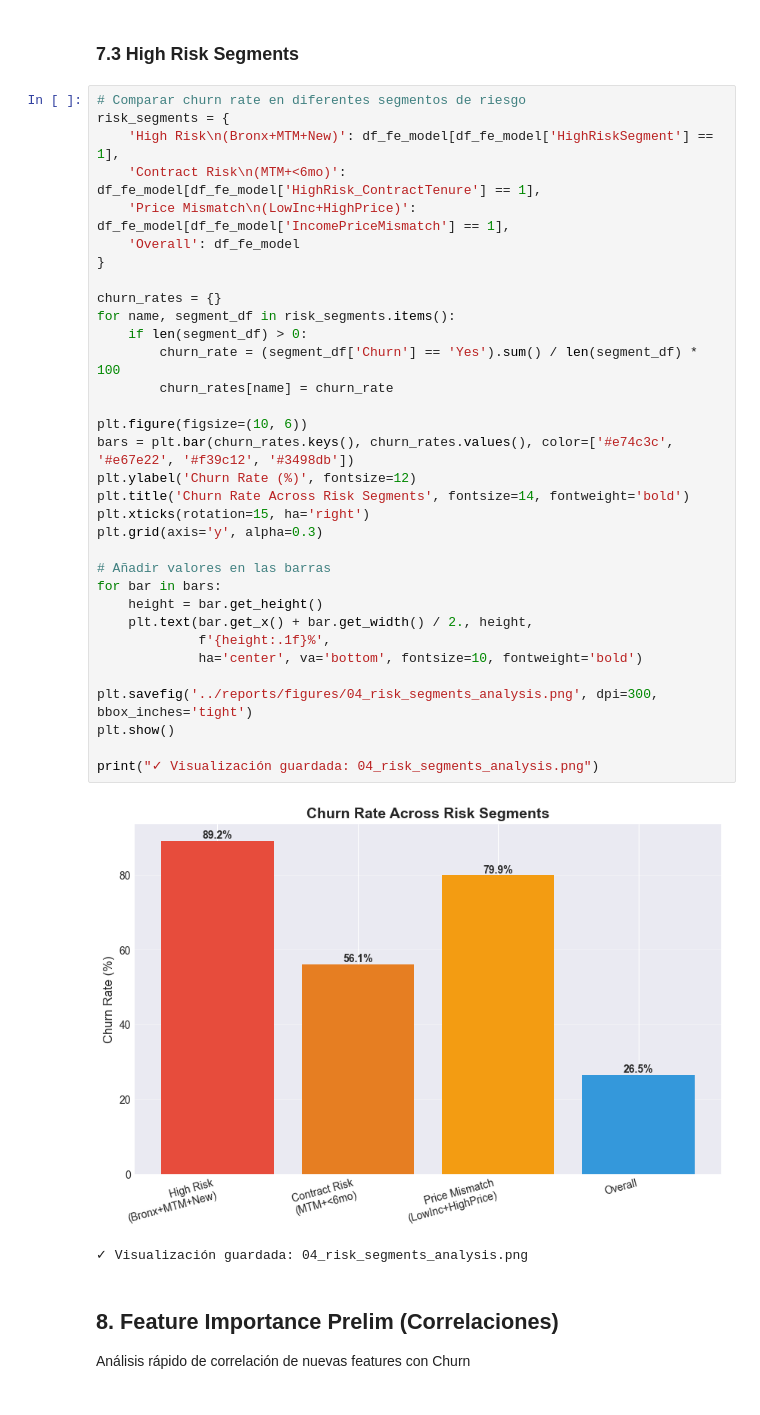
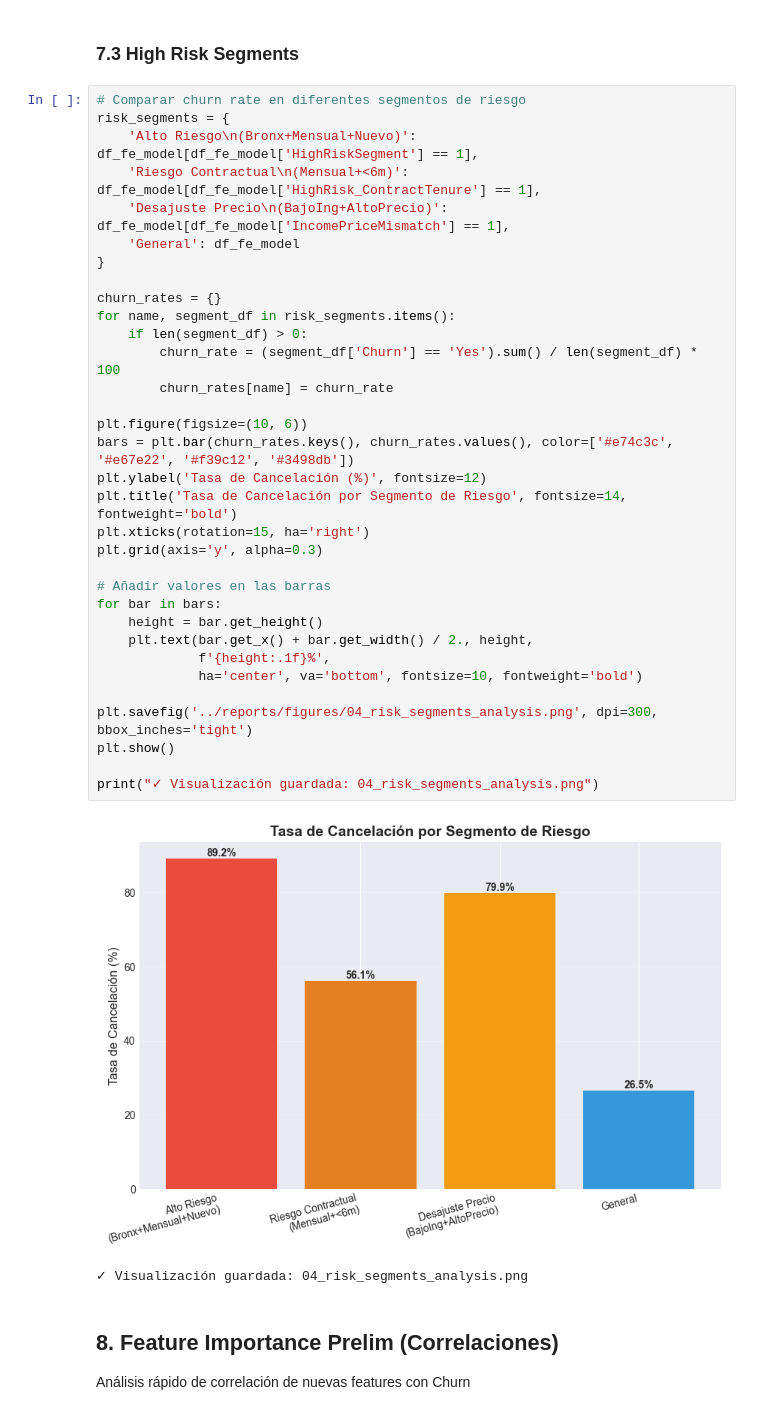
Before and after one commit to gian-pc/RetainAI, a Jupyter notebook: ai-ml/notebooks/04_feature_engineering.ipynb, the cells around one changed output. Drawn from its saved outputs; the diff is of its cells as text.

```diff
--- a/ai-ml/notebooks/04_feature_engineering.ipynb
+++ b/ai-ml/notebooks/04_feature_engineering.ipynb
@@ -389,38 +390,38 @@ print("✓ Visualización guardada: 04_services_count_churn.png")
 # %%
 # Comparar churn rate en diferentes segmentos de riesgo
 risk_segments = {
-    'High Risk\n(Bronx+MTM+New)': df_fe_model[df_fe_model['HighRiskSegment'] == 1],
-    'Contract Risk\n(MTM+<6mo)': df_fe_model[df_fe_model['HighRisk_ContractTenure'] == 1],
-    'Price Mismatch\n(LowInc+HighPrice)': df_fe_model[df_fe_model['IncomePriceMismatch'] == 1],
-    'Overall': df_fe_model
+    'Alto Riesgo\n(Bronx+Mensual+Nuevo)': df_fe_model[df_fe_model['HighRiskSegment'] == 1],
+    'Riesgo Contractual\n(Mensual+<6m)': df_fe_model[df_fe_model['HighRisk_ContractTenure'] == 1],
+    'Desajuste Precio\n(BajoIng+AltoPrecio)': df_fe_model[df_fe_model['IncomePriceMismatch'] == 1],
+    'General': df_fe_model
 }
 
 churn_rates = {}
 for name, segment_df in risk_segments.items():
     if len(segment_df) > 0:
         churn_rate = (segment_df['Churn'] == 'Yes').sum() / len(segment_df) * 100
         churn_rates[name] = churn_rate
 
 plt.figure(figsize=(10, 6))
 bars = plt.bar(churn_rates.keys(), churn_rates.values(), color=['#e74c3c', '#e67e22', '#f39c12', '#3498db'])
-plt.ylabel('Churn Rate (%)', fontsize=12)
-plt.title('Churn Rate Across Risk Segments', fontsize=14, fontweight='bold')
+plt.ylabel('Tasa de Cancelación (%)', fontsize=12)
+plt.title('Tasa de Cancelación por Segmento de Riesgo', fontsize=14, fontweight='bold')
 plt.xticks(rotation=15, ha='right')
 plt.grid(axis='y', alpha=0.3)
 
 # Añadir valores en las barras
 for bar in bars:
     height = bar.get_height()
     plt.text(bar.get_x() + bar.get_width() / 2., height,
              f'{height:.1f}%',
              ha='center', va='bottom', fontsize=10, fontweight='bold')
 
 plt.savefig('../reports/figures/04_risk_segments_analysis.png', dpi=300, bbox_inches='tight')
 plt.show()
 
 print("✓ Visualización guardada: 04_risk_segments_analysis.png")
 # %% [output]
-[figure, old version]
+[figure, new version]
 ✓ Visualización guardada: 04_risk_segments_analysis.png
 # %% [markdown]
 ## 8. Feature Importance Prelim (Correlaciones)
```
Also changed, not shown: parts of 3 cells of this notebook, 7 other files.
